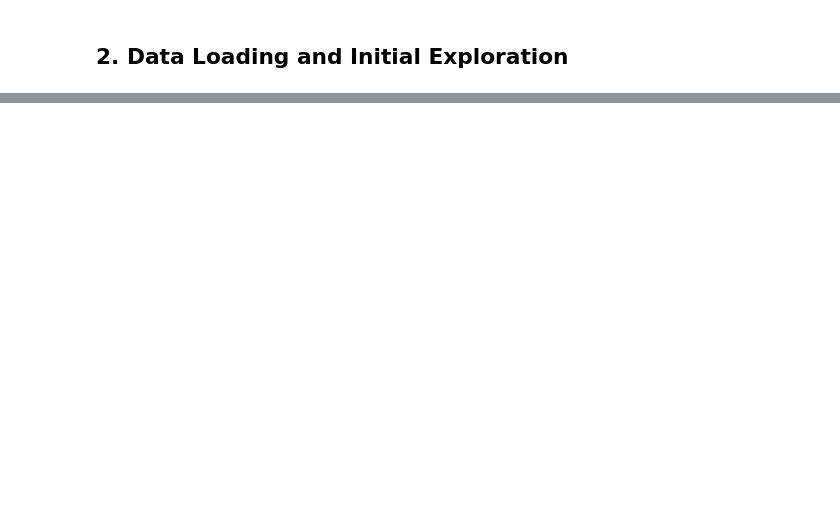
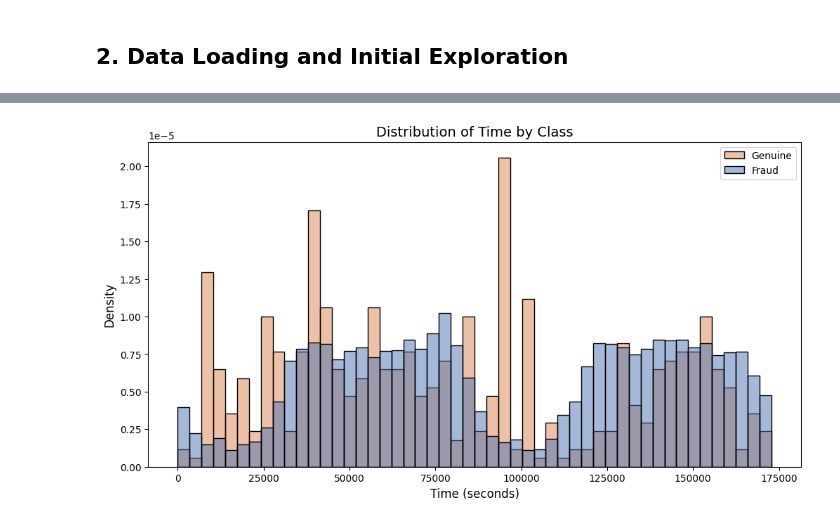
Before and after one commit to vineet416/Fraud_Transaction_Detection, a Jupyter notebook: notebooks/1-exploratory_data_analysis-EDA.ipynb, the cells around one changed output, grey strips where cells are left out. Saved outputs shown, nothing was run; the diff lists cells and outputs as text; code cells hidden in the pictures; blank space fills up the shorter version.

```diff
--- a/notebooks/1-exploratory_data_analysis-EDA.ipynb
+++ b/notebooks/1-exploratory_data_analysis-EDA.ipynb
@@ -41,0 +175,11 @@ data.head()
+# %%
+# Visualize Time Distribution
+plt.figure(figsize=(12, 6))
+sns.histplot(data=df, x='Time', hue='Class', bins=50, stat='density', common_norm=False)
+plt.title('Distribution of Time by Class', fontsize=14)
+plt.xlabel('Time (seconds)', fontsize=12)
+plt.ylabel('Density', fontsize=12)
+plt.legend(labels=['Genuine', 'Fraud'])
+plt.show()
+# %% [output]
+[figure, added]
```
Also changed, not shown: parts of 33 cells of this notebook.
